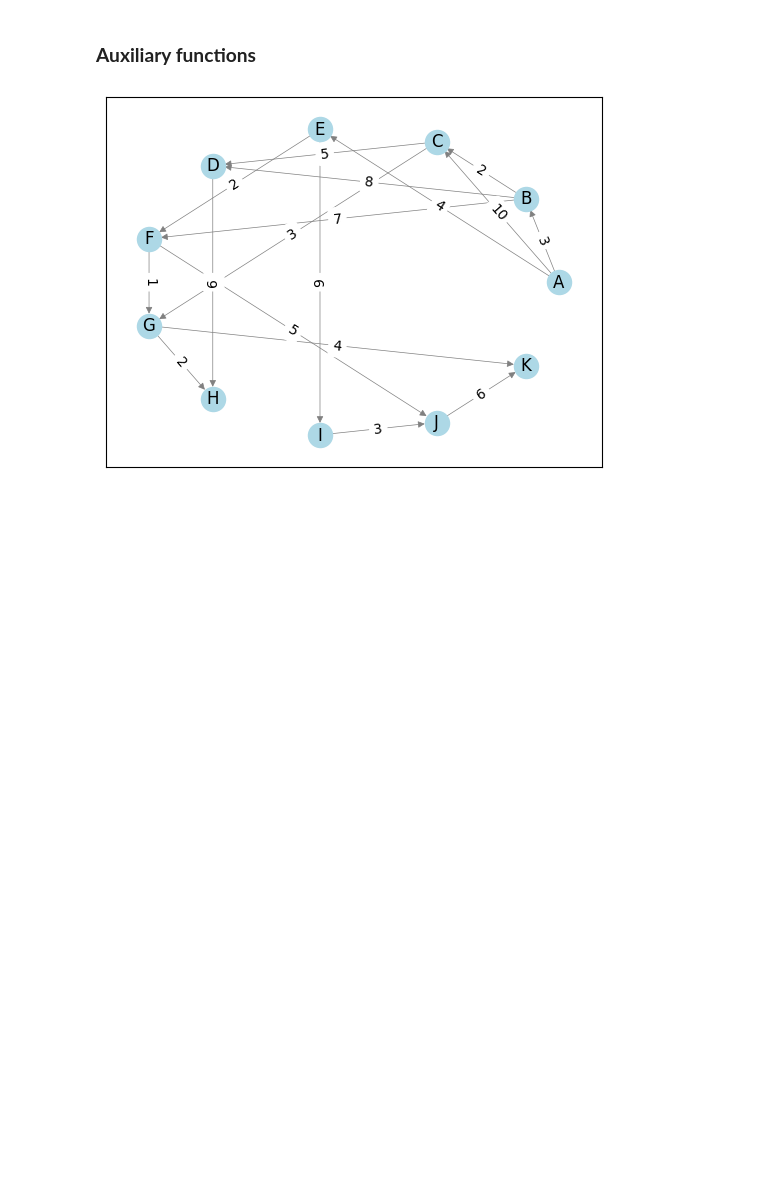
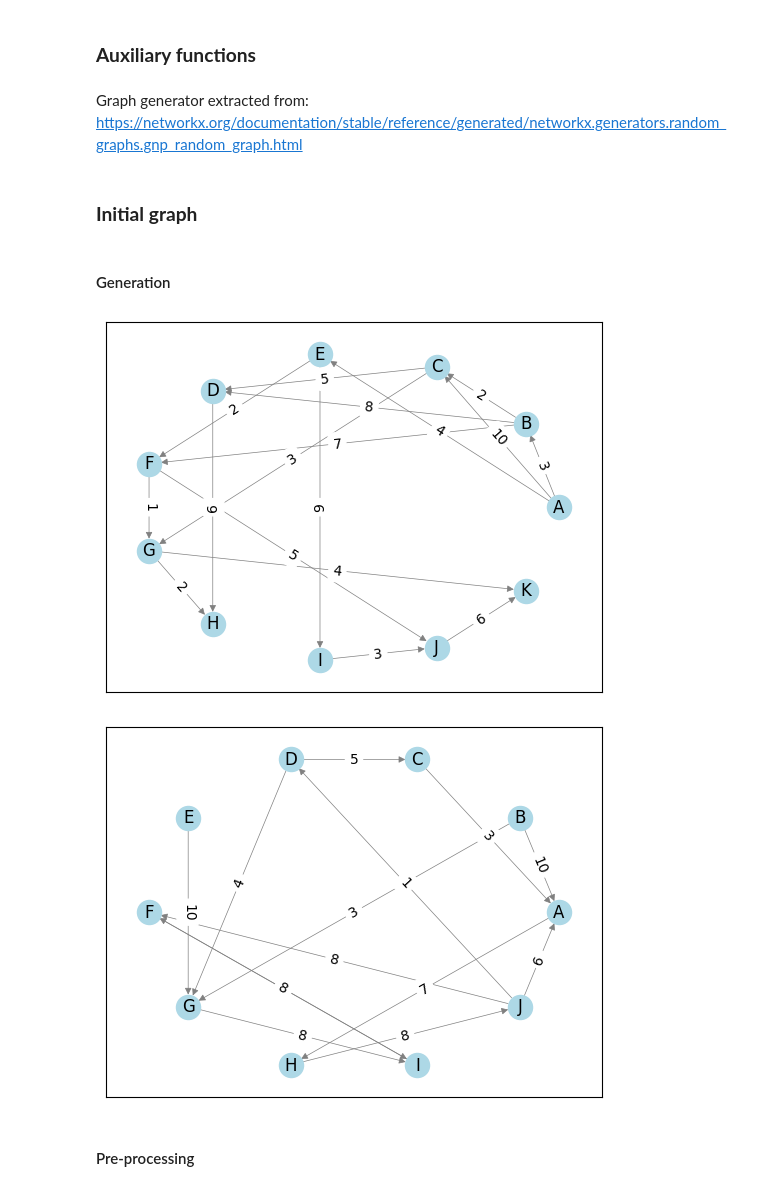
Before and after one commit to ASerraMartin/SAC_Spark, a Jupyter notebook: SAC_Spark.ipynb, the cells around one changed output. Drawn from its saved outputs; the diff is of its cells as text; code cells hidden in the pictures; blank space fills up the shorter version.

Commit message:
Graph generation and pre-processing for Spark

```diff
--- a/SAC_Spark.ipynb
+++ b/SAC_Spark.ipynb
@@ -10,6 +12,9 @@ import networkx as nx
 ### **Auxiliary functions**
 # %%
 def plot_graph(G):
+  """
+  Plots the given directed graph G, naming each node and showing every directed edge and its associated weight.
+  """
 
   # Establish a general purpose layout for any graph
   layout = nx.circular_layout(G)
@@ -23,3 +28,25 @@ def plot_graph(G):
   nx.draw_networkx_edge_labels(G, layout, edge_labels=nx.get_edge_attributes(G, 'weight'))
 
   plt.show()
+# %%
+def generate_random_graph(n, p, weight_range):
+  """
+  Generates a random directed graph, with n nodes, p probability of connection between node pairs
+  and random edge weights whitin the specified range (weight_range).
+  """
+
+  # Generate the random directed graph, with numbers as node names
+  G_numbers = nx.gnp_random_graph(n, p, directed=True)
+
+  # Map the node names to letters, ordered alphabetically
+  mapping = {i: ascii_uppercase[i] for i in range(n)}
+  G_letters = nx.relabel_nodes(G_numbers, mapping)
+
+  # Add random weights within the specified range to the edges
+  for (u, v) in G_letters.edges():
+    G_letters.edges[u, v]['weight'] = int(random.randint(*weight_range))
+
+  return G_letters
+# %% [markdown]
+Graph generator extracted from:
+https://networkx.org/documentation/stable/reference/generated/networkx.generators.random_graphs.gnp_random_graph.html
@@ -26,7 +80,9 @@ def plot_graph(G):
+# %% [markdown]
+### **Initial graph**
+# %% [markdown]
+#### Generation
 # %%
 # Example graph
-# TODO change later for a graph generator instead of hardcoded
-#hello
 G = nx.DiGraph()
 G.add_weighted_edges_from([
     ("A", "B", 3), ("A", "C", 10), ("A", "E", 4),
@@ -39,7 +95,14 @@ G.add_weighted_edges_from([
     ("I", "J", 3),
     ("J", "K", 6)
 ])
+
+# Example of a randomly generated graph
+G2 = generate_random_graph(10, 0.15, (1, 10))
 # %%
 plot_graph(G)
+plot_graph(G2)
 # %% [output]
 [figure]
+[figure, added]
+# %% [markdown]
+#### Pre-processing
```
Also changed, not shown: parts of 5 cells of this notebook.
